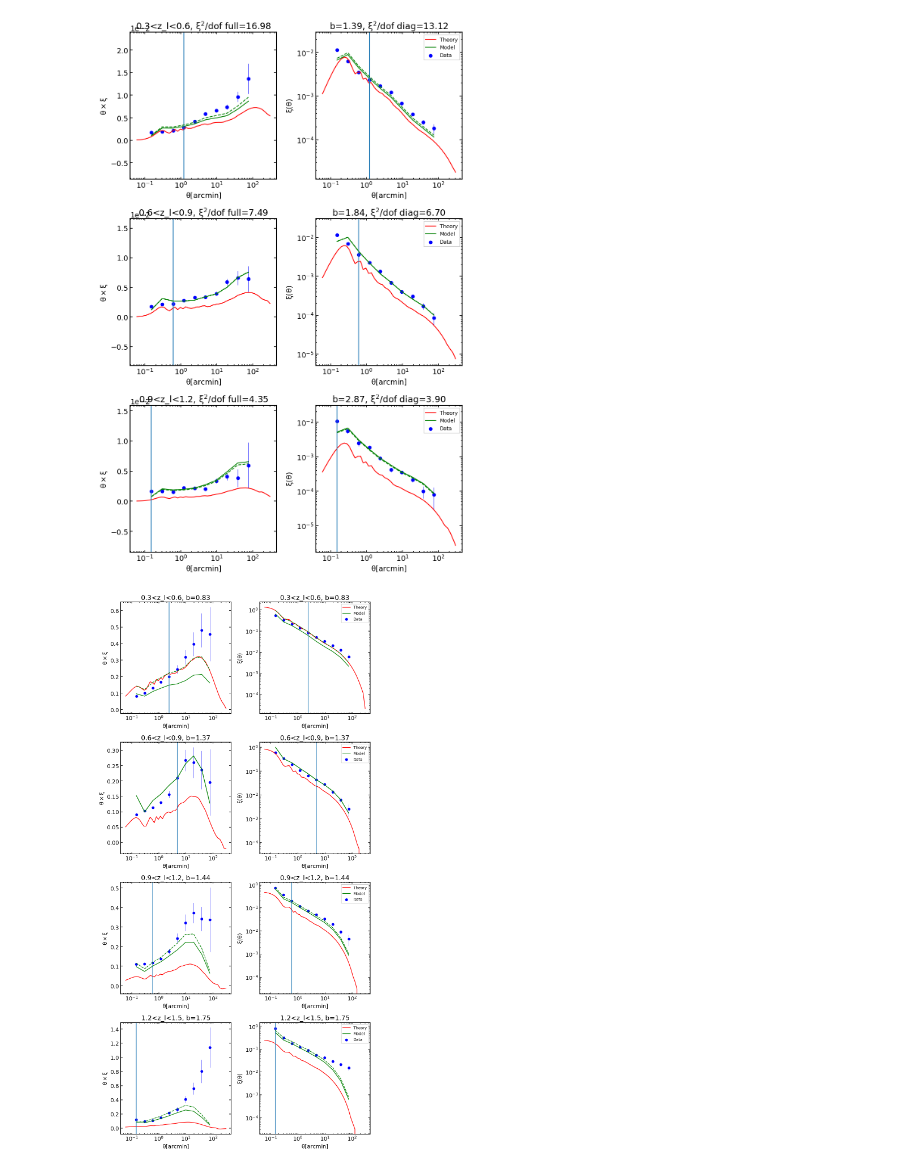
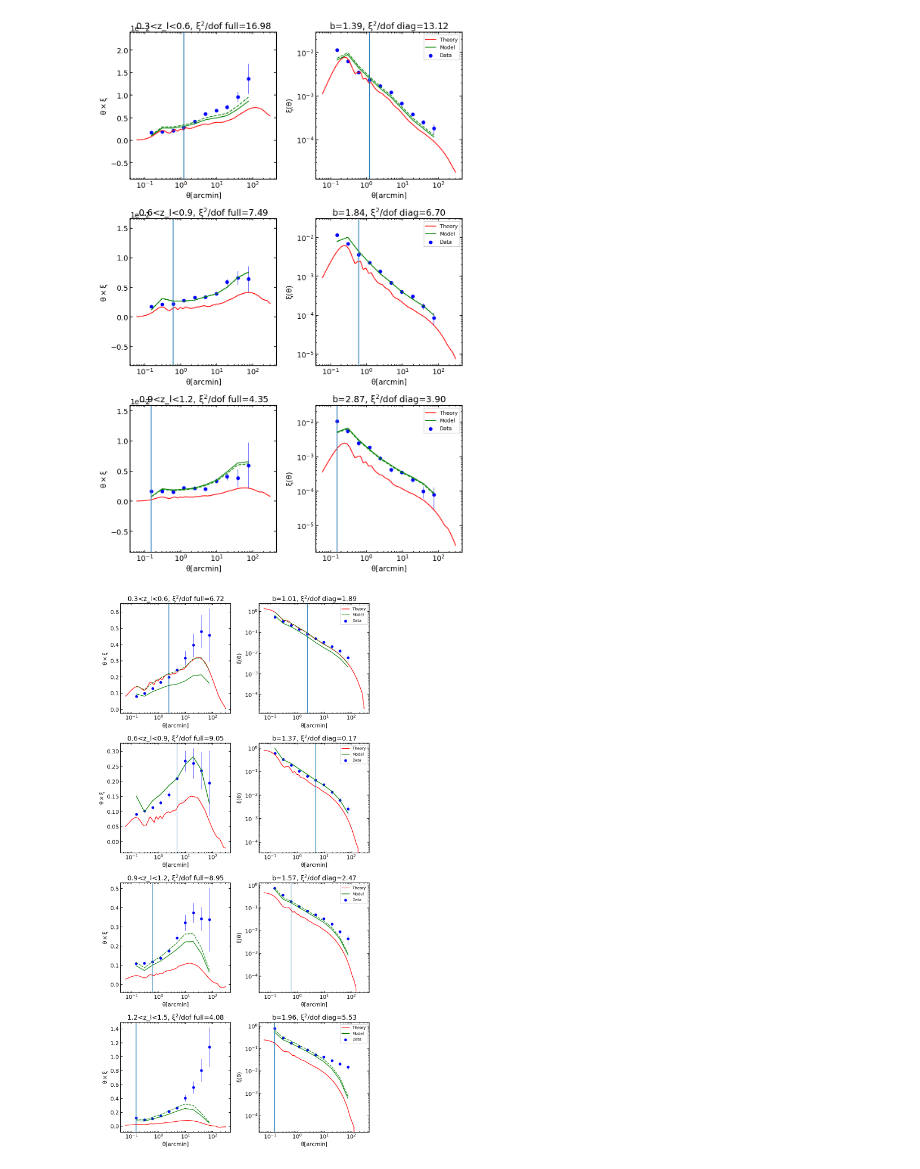
Before and after one commit to TiankeZhuang/WeakLensing, a Jupyter notebook: Fun_with_model/chi_sq_debugger_2.ipynb, the cells around one changed output. Saved outputs shown, nothing was run; the diff lists cells and outputs as text; code cells hidden in the pictures.

```diff
--- a/Fun_with_model/chi_sq_debugger_2.ipynb
+++ b/Fun_with_model/chi_sq_debugger_2.ipynb
@@ -306,6 +302,9 @@ min_b_comp_new('NG', pz_ranges[1:-3], ng_r_min_pos,
 # %% [output]
 [figure]
 # %%
-min_b_comp_new('NN', pz_ranges[1:-2], nn_r_min_pos, nn_min_b_arr_full, nn_min_b_arr_diag, (10, 20))
+min_b_comp_new('NN', pz_ranges[1:-2], nn_r_min_pos,
+               nn_min_b_arr_full, nn_min_b_arr_diag,
+               nn_min_chi_arr_full, nn_min_chi_arr_diag,
+               (10, 20))
 # %% [output]
-[figure, old version]
+[figure, new version]
```
Also changed, not shown: parts of 1 cell of this notebook.
